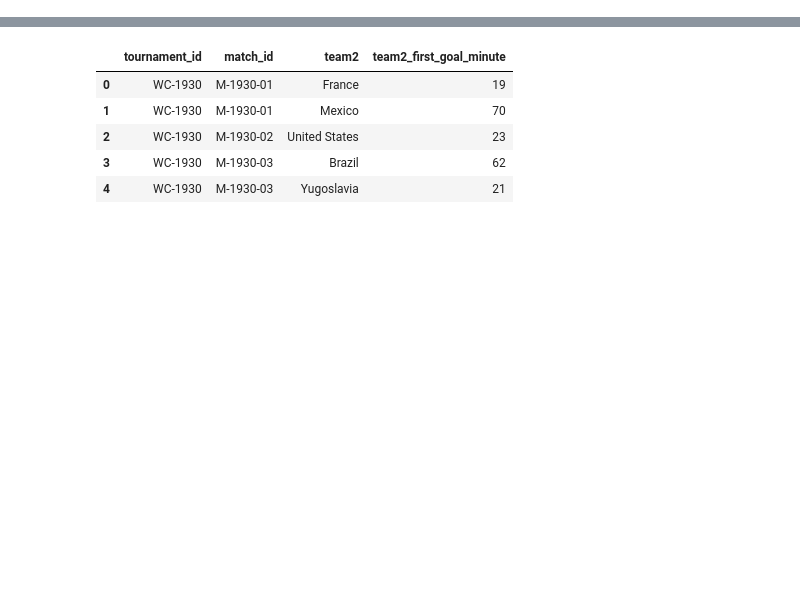
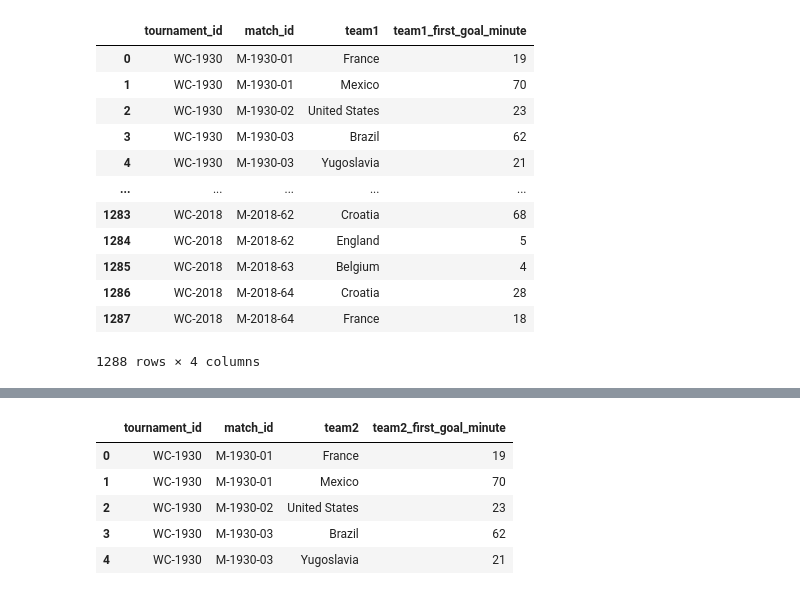
Before and after one commit to NaTaliaebr/Project_1, a Jupyter notebook: data_tranformation/Data_Transformation_Q2_first_score_number.ipynb, the cells around one changed output, grey strips where cells are left out. Saved outputs shown, nothing was run; the diff lists cells and outputs as text; code cells hidden in the pictures; blank space fills up the shorter version.

```diff
--- a/data_tranformation/Data_Transformation_Q2_first_score_number.ipynb
+++ b/data_tranformation/Data_Transformation_Q2_first_score_number.ipynb
@@ -48,6 +48,20 @@ goals_data.head()
 # %%
 team1_first_goal_info=goals_data.groupby( [ 'tournament_id', 'match_id', 'team_name' ] ).agg( {'minute_regulation': 'min'} ).reset_index()
 team1_first_goal_info=team1_first_goal_info.rename(columns={'team_name': 'team1', 'minute_regulation': 'team1_first_goal_minute'})
-#team1_first_goal_info
+team1_first_goal_info
+# %% [output]
+|  | tournament_id | match_id | team1 | team1_first_goal_minute |
+| 0 | WC-1930 | M-1930-01 | France | 19 |
+| 1 | WC-1930 | M-1930-01 | Mexico | 70 |
+| 2 | WC-1930 | M-1930-02 | United States | 23 |
+| 3 | WC-1930 | M-1930-03 | Brazil | 62 |
+| 4 | WC-1930 | M-1930-03 | Yugoslavia | 21 |
+| ... | ... | ... | ... | ... |
+| 1283 | WC-2018 | M-2018-62 | Croatia | 68 |
+| 1284 | WC-2018 | M-2018-62 | England | 5 |
+| 1285 | WC-2018 | M-2018-63 | Belgium | 4 |
+| 1286 | WC-2018 | M-2018-64 | Croatia | 28 |
+| 1287 | WC-2018 | M-2018-64 | France | 18 |
+1288 rows × 4 columns
 # %%
 goals_data = goals_data.merge( team1_first_goal_info, on=["tournament_id", "match_id", 'team1'], how='left' )
```
Also changed, not shown: parts of 6 cells of this notebook, 6 other files.
